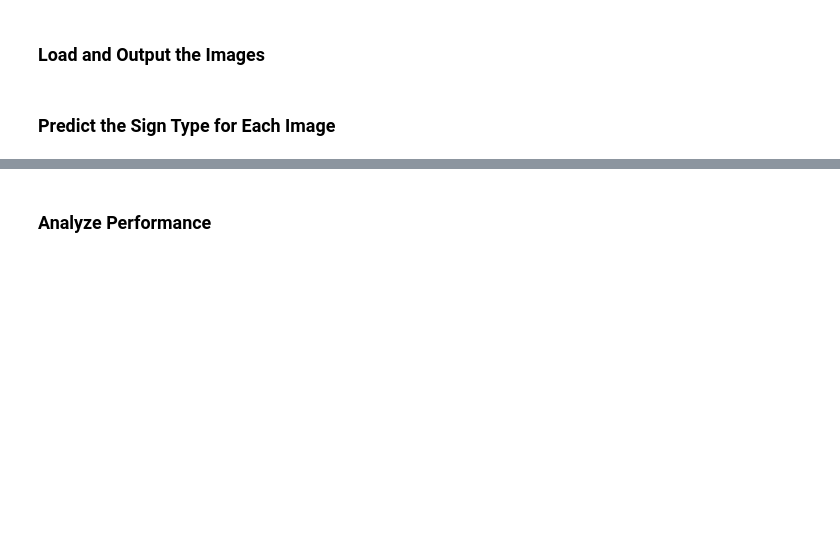
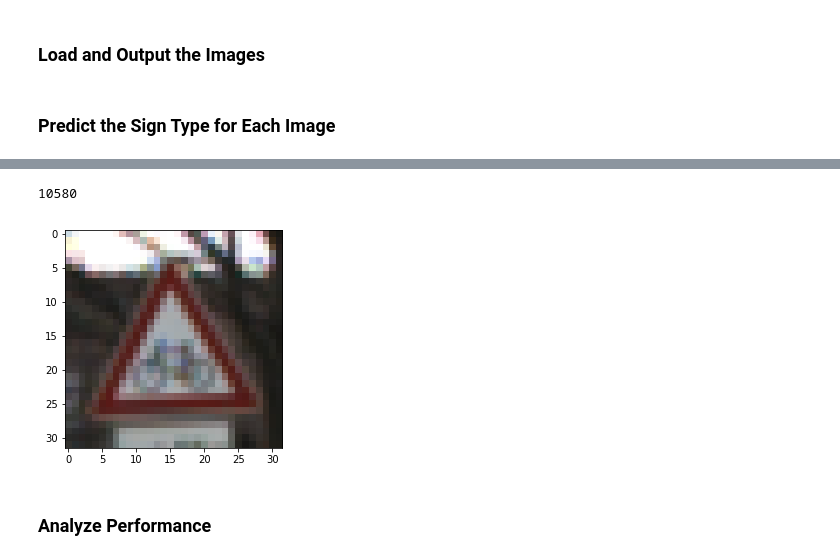
Before and after one commit to WarrenGreen/Udacity-SDC-Traffic-Sign-Recognition, a Jupyter notebook: Traffic_Sign_Classifier.ipynb, the cells around one changed output, grey strips where cells are left out. Cells and saved outputs as stored; diff of their text form; code cells hidden in the pictures; blank space fills up the shorter version.

```diff
--- a/Traffic_Sign_Classifier.ipynb
+++ b/Traffic_Sign_Classifier.ipynb
@@ -284,3 +259,7 @@ model.save("model_out.h5")
 plt.imshow(X_test[0])
 # %% [markdown]
 ### Predict the Sign Type for Each Image
+# %%
+from keras.models import load_model
+model = load_model("model_out.h5")
+model.compile(optimizer="adam", loss="categorical_crossentropy", metrics=['accuracy', 'categorical_accuracy'])
@@ -289,4 +293,4 @@ plt.imshow(X_test[0])
 ### Make sure to pre-process the images with the same pre-processing pipeline used earlier.
 ### Feel free to use as many code cells as needed.
 
-predictions = model.predict(X_test)
+predictions = model.predict(np.array(imgs))
@@ -313,3 +313,21 @@ array([[  5.27205405e-34,   1.32335943e-24,   9.68616690e-37,
+# %%
+count = 0
+#29 0.996809
+#2 1.0
+#13 0.984019
+#11 1.0
+#36
+signNum = 29
+for i in range(len(y_train)):
+    if y_train[i]==signNum and count < 20:
+        count += 1
+    elif y_train[i]==signNum:
+        print(i)
+        plt.imshow(X_train[i])
+        break
+# %% [output]
+10580
+[figure, added]
 # %% [markdown]
 ### Analyze Performance
 # %%
```
Also changed, not shown: parts of 21 cells of this notebook, 7 other files.
